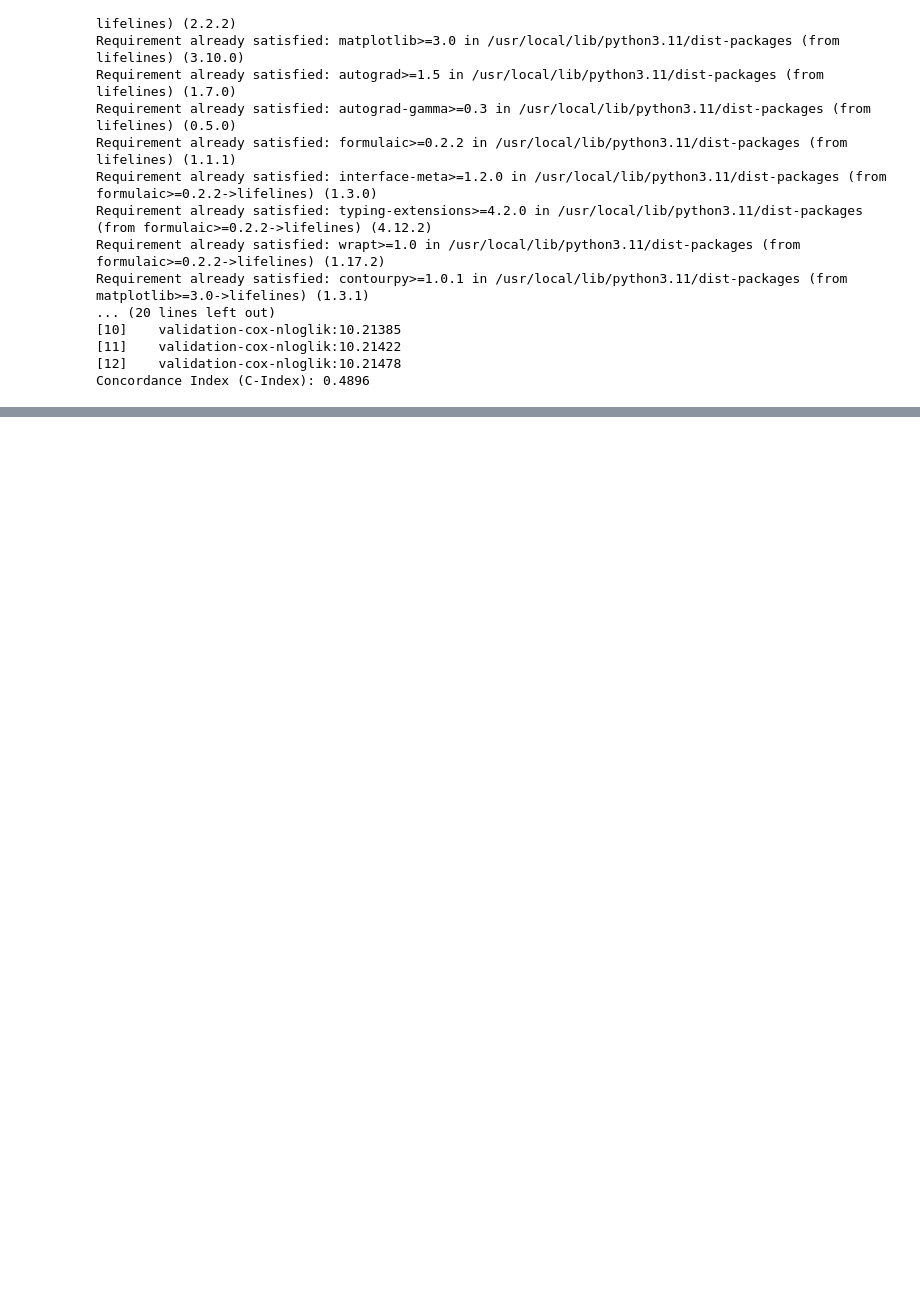
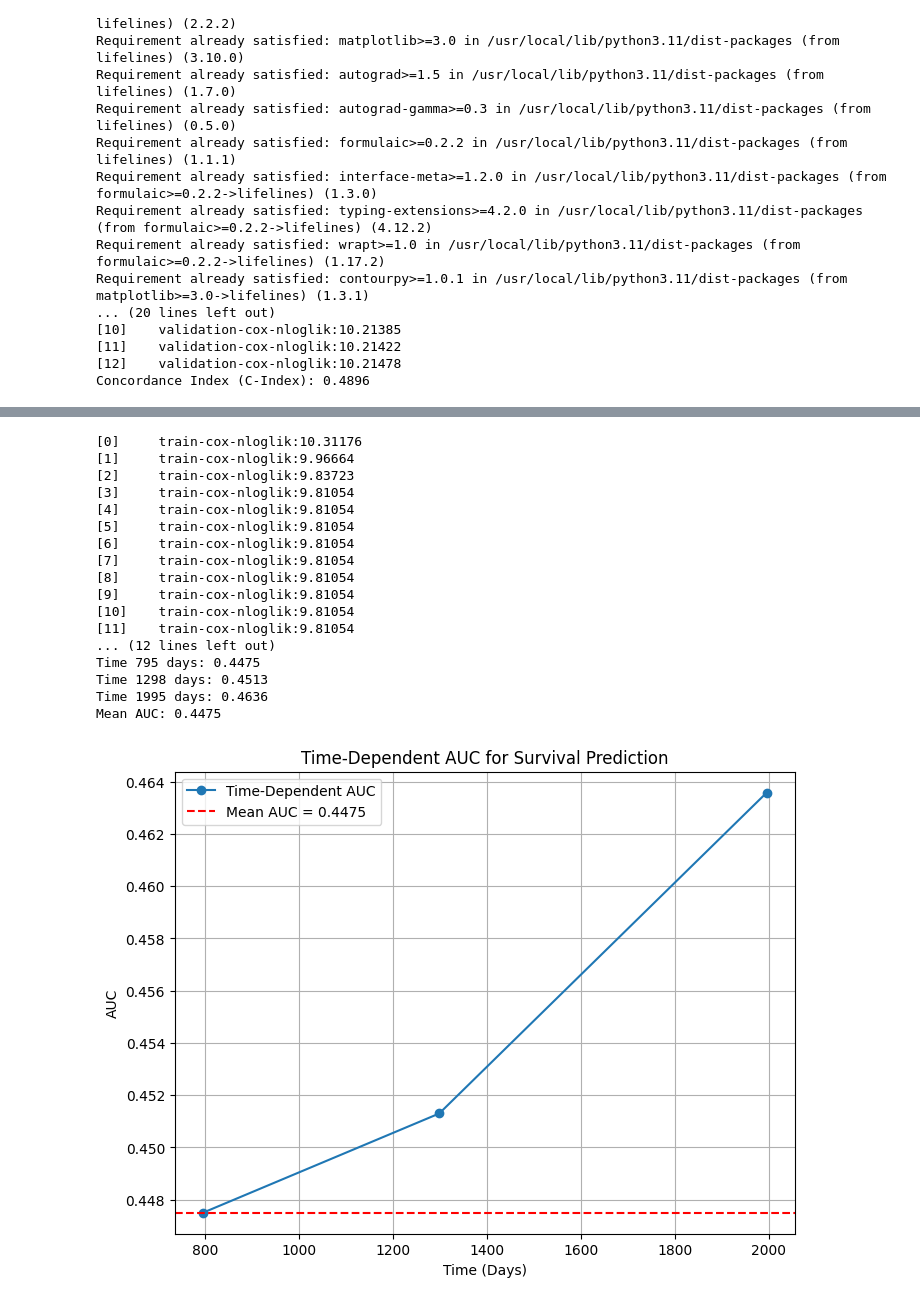
Before and after one commit to DavidCastroPena/credit-models, a Jupyter notebook: FinalProject.ipynb, the cells around one changed output, grey strips where cells are left out. Cells and saved outputs as stored; diff of their text form; code cells hidden in the pictures; blank space fills up the shorter version.

```diff
--- a/FinalProject.ipynb
+++ b/FinalProject.ipynb
@@ -617,0 +672,80 @@ Concordance Index (C-Index): 0.4896
+# %%
+#survival structures for training and testing
+y_train_surv = Surv.from_dataframe('Event', 'SurvivalTime', train_df)
+y_test_surv = Surv.from_dataframe('Event', 'SurvivalTime', test_df)
+
+# Prepare feature matrices
+feature_cols = [col for col in relevant_columns if col not in ['Event', 'SurvivalTime']]
+X_train = train_df[feature_cols]
+X_test = test_df[feature_cols]
+
+# Create XGBoost matrices
+dtrain = xgb.DMatrix(X_train, label=train_df['Event'])
+dtest = xgb.DMatrix(X_test, label=test_df['Event'])
+
+# XGBoost parameters
+params = {
+    'objective': 'survival:cox',
+    'learning_rate': 0.1,
+    'max_depth': 6,
+    'subsample': 0.8,
+    'colsample_bytree': 0.8,
+    'seed': 42
+}
+
+# Train the model
+model = xgb.train(params, dtrain, num_boost_round=100,
+                  evals=[(dtrain, 'train')],
+                  early_stopping_rounds=10,
+                  verbose_eval=True)
+
+# Feature importance
+importance = model.get_score(importance_type='weight')
+importance_df = pd.DataFrame(list(importance.items()), columns=['Feature', 'Importance'])
+importance_df = importance_df.sort_values('Importance', ascending=False)
+
+print("\nFeature Importance:")
+print(importance_df)
+
+# Make predictions
+y_pred = model.predict(dtest)
+
+# Calculate time-dependent AUC
+time_points = np.percentile(test_df['SurvivalTime'], [25, 50, 75])
+auc_values, mean_auc = cumulative_dynamic_auc(y_train_surv, y_test_surv, y_pred, time_points)
+
+# Print AUC results
+print("\nTime-dependent AUC values:")
+for i, t in enumerate(time_points):
+    print(f"Time {int(t)} days: {auc_values[i]:.4f}")
+print(f"Mean AUC: {mean_auc:.4f}")
+
+# Plot the results
+plt.figure(figsize=(8, 6))
+plt.plot(time_points, auc_values, marker='o', label="Time-Dependent AUC")
+plt.axhline(y=mean_auc, color='r', linestyle='--', label=f"Mean AUC = {mean_auc:.4f}")
+plt.xlabel("Time (Days)")
+plt.ylabel("AUC")
+plt.title("Time-Dependent AUC for Survival Prediction")
+plt.legend()
+plt.grid(True)
+plt.show()
+# %% [output]
+[0]     train-cox-nloglik:10.31176
+[1]     train-cox-nloglik:9.96664
+[2]     train-cox-nloglik:9.83723
+[3]     train-cox-nloglik:9.81054
+[4]     train-cox-nloglik:9.81054
+[5]     train-cox-nloglik:9.81054
+[6]     train-cox-nloglik:9.81054
+[7]     train-cox-nloglik:9.81054
+[8]     train-cox-nloglik:9.81054
+[9]     train-cox-nloglik:9.81054
+[10]    train-cox-nloglik:9.81054
+[11]    train-cox-nloglik:9.81054
+... (12 lines left out)
+Time 795 days: 0.4475
+Time 1298 days: 0.4513
+Time 1995 days: 0.4636
+Mean AUC: 0.4475
+[figure, added]
```
Also changed, not shown: parts of 1 cell of this notebook.
